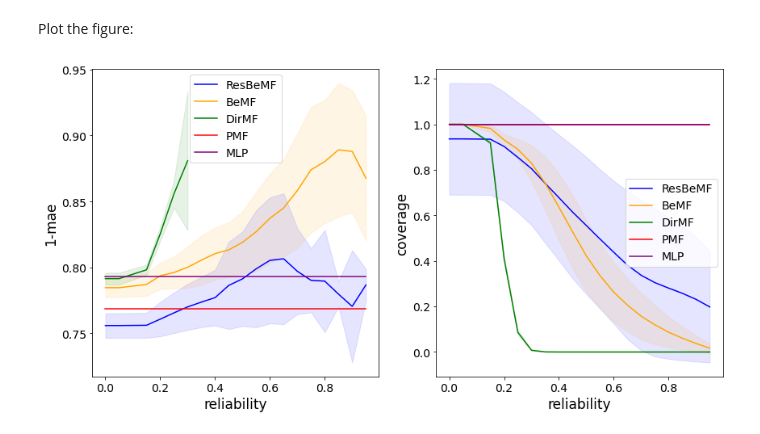
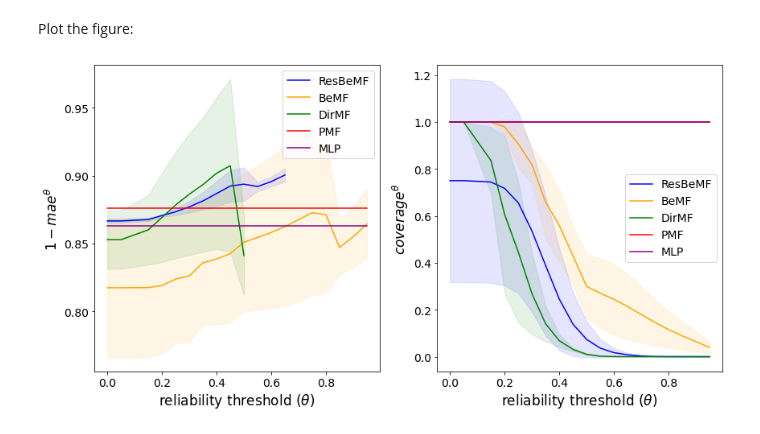
Before and after one commit to KNODIS-Research-Group/resbemf, a Jupyter notebook: figs generator.ipynb, the cells around one changed output. Drawn from its saved outputs; the diff is of its cells as text; code cells hidden in the pictures.

Commit message:
Added theta to test error plots labels

```diff
--- a/figs generator.ipynb
+++ b/figs generator.ipynb
@@ -10,7 +10,7 @@ import numpy as np
 import pareto
 import math
 # %%
-dataset = 'ft' # 'ml100k', 'ml1m', 'ft', 'anime'
+dataset = 'anime' # 'ml100k', 'ml1m', 'ft', 'anime'
 # %% [markdown]
 ## Frente de pareto
 # %% [markdown]
@@ -165,30 +165,30 @@ Plot the figure:
 # %%
 fig, axs = plt.subplots(1, 2, figsize=(14,7))
 
 def plot_axis(df, name, ax):
-    ax.set_xlabel('reliability', fontsize=17)
+    ax.set_xlabel(r'reliability threshold ($\theta$)', fontsize=17)
     ax.set_ylabel(name, fontsize=17)
 
     ax.tick_params(axis='both', which='major', labelsize=14)
 
     ax.fill_between(df['reliability'], df['ResBeMF_mean'] + df['ResBeMF_std'], df['ResBeMF_mean'] - df['ResBeMF_std'], color='blue', alpha=0.1)
     ax.plot(df['reliability'], df['ResBeMF_mean'], c='blue', label='ResBeMF')
 
     ax.fill_between(df['reliability'], df['BeMF_mean'] + df['BeMF_std'], df['BeMF_mean'] - df['BeMF_std'], color='orange', alpha=0.1)
     ax.plot(df['reliability'], df['BeMF_mean'], c='orange', label='BeMF')
 
     ax.fill_between(df['reliability'], df['DirMF_mean'] + df['DirMF_std'], df['DirMF_mean'] - df['DirMF_std'], color='green', alpha=0.1)
     ax.plot(df['reliability'], df['DirMF_mean'], c='green', label='DirMF')
 
     ax.plot(df['reliability'], df['PMF'], c='red', label='PMF')
 
     ax.plot(df['reliability'], df['MLP'], c='purple', label='MLP')
 
     ax.legend(fontsize=14)
 
-plot_axis(mae_df, '1-mae', axs[0])
-plot_axis(coverage_df, 'coverage', axs[1])
+plot_axis(mae_df, '$1-mae^θ$', axs[0])
+plot_axis(coverage_df, '$coverage^θ$', axs[1])
 
 plt.savefig('./figs/' + dataset + '-test-error.png', dpi=300, bbox_inches='tight')
 # %% [output]
-[figure, old version]
+[figure, new version]
```
Also changed, not shown: parts of 4 cells of this notebook, 4 other files.
